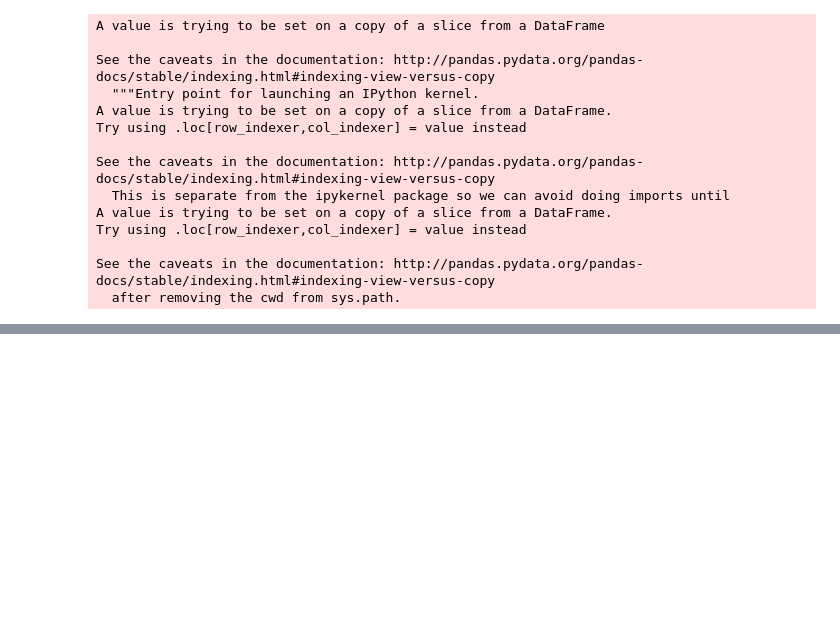
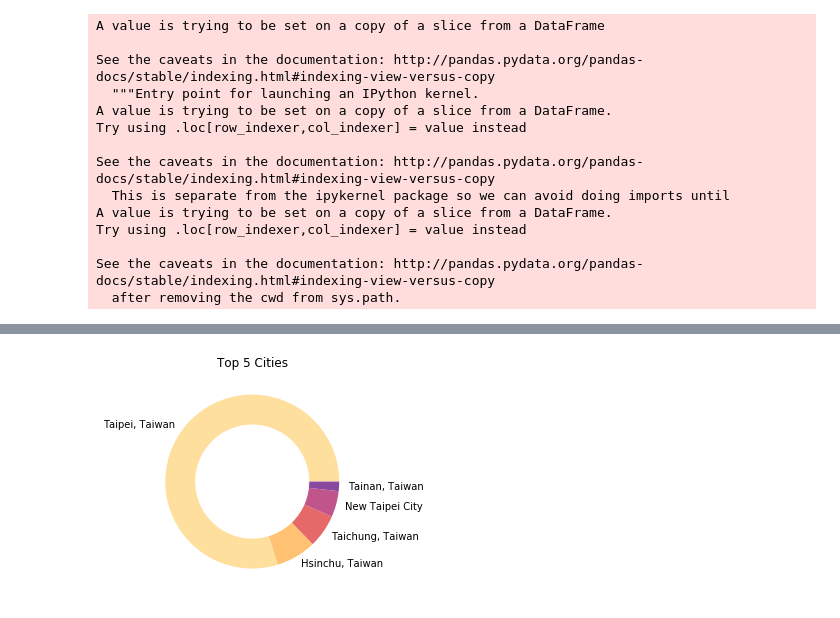
Before and after one commit to timhuangyt/final_project, a Jupyter notebook: baobee.ipynb, the cells around one changed output, grey strips where cells are left out. Saved outputs shown, nothing was run; the diff lists cells and outputs as text; code cells hidden in the pictures; blank space fills up the shorter version.

```diff
--- a/baobee.ipynb
+++ b/baobee.ipynb
@@ -193,0 +137,2 @@ TypeError: only size-1 arrays can be converted to Python scalars
+# %%
+ColorSet1 = ["#ffdf9e" , "#ffc273", "#e56969", "#c1558b", "#8a49a1"]
@@ -193,0 +158,10 @@ TypeError: only size-1 arrays can be converted to Python scalars
+# %%
+import matplotlib.pyplot as plt
+my_circle=plt.Circle( (0,0), 0.65, color='white')
+plt.pie(city_count.values, labels = city_count.index, colors = ColorSet1)
+plt.title('Top 5 Cities')
+p=plt.gcf()
+p.gca().add_artist(my_circle)
+plt.show()
+# %% [output]
+[figure, added]
```
Also changed, not shown: parts of 11 cells of this notebook.
